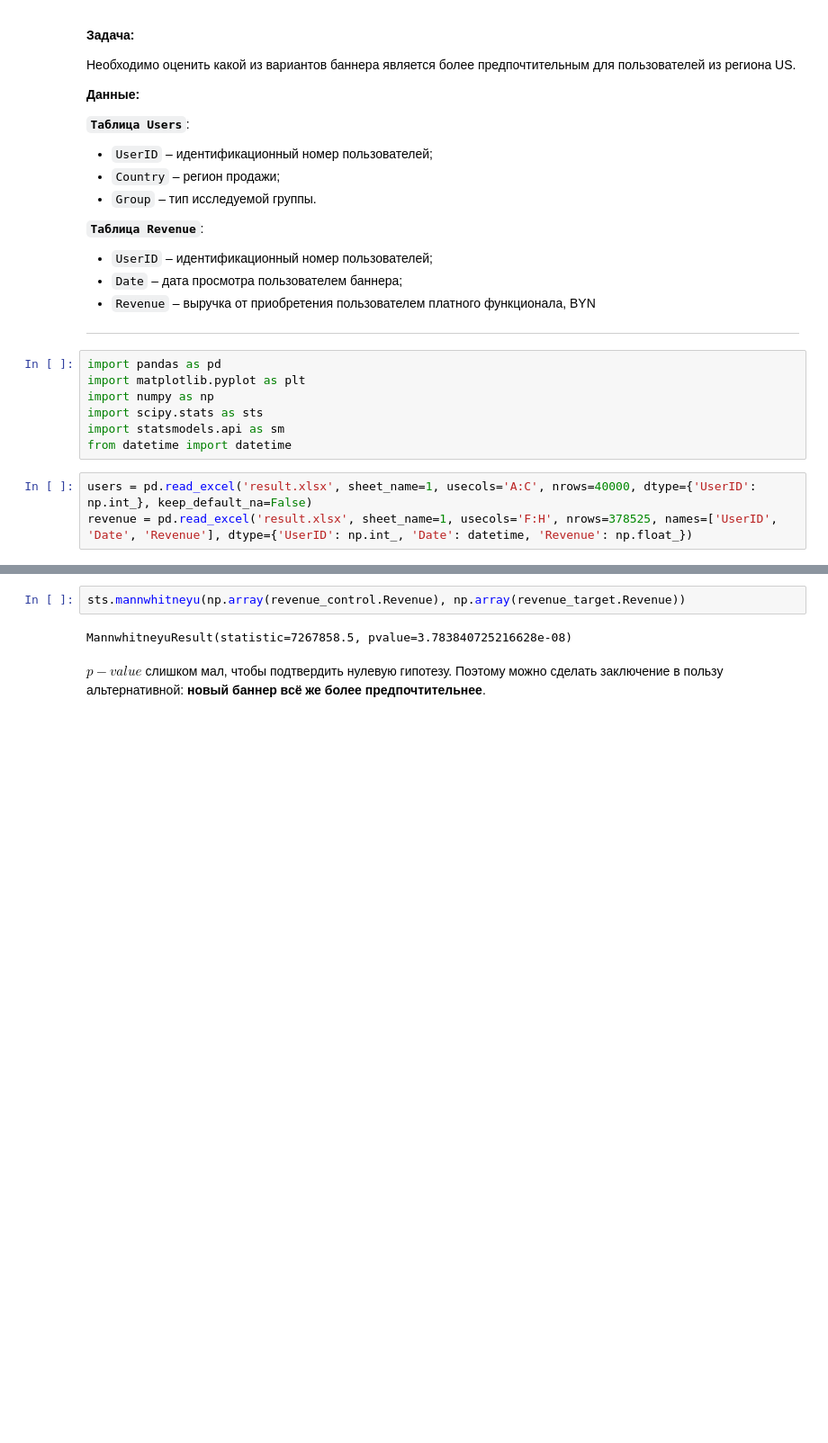
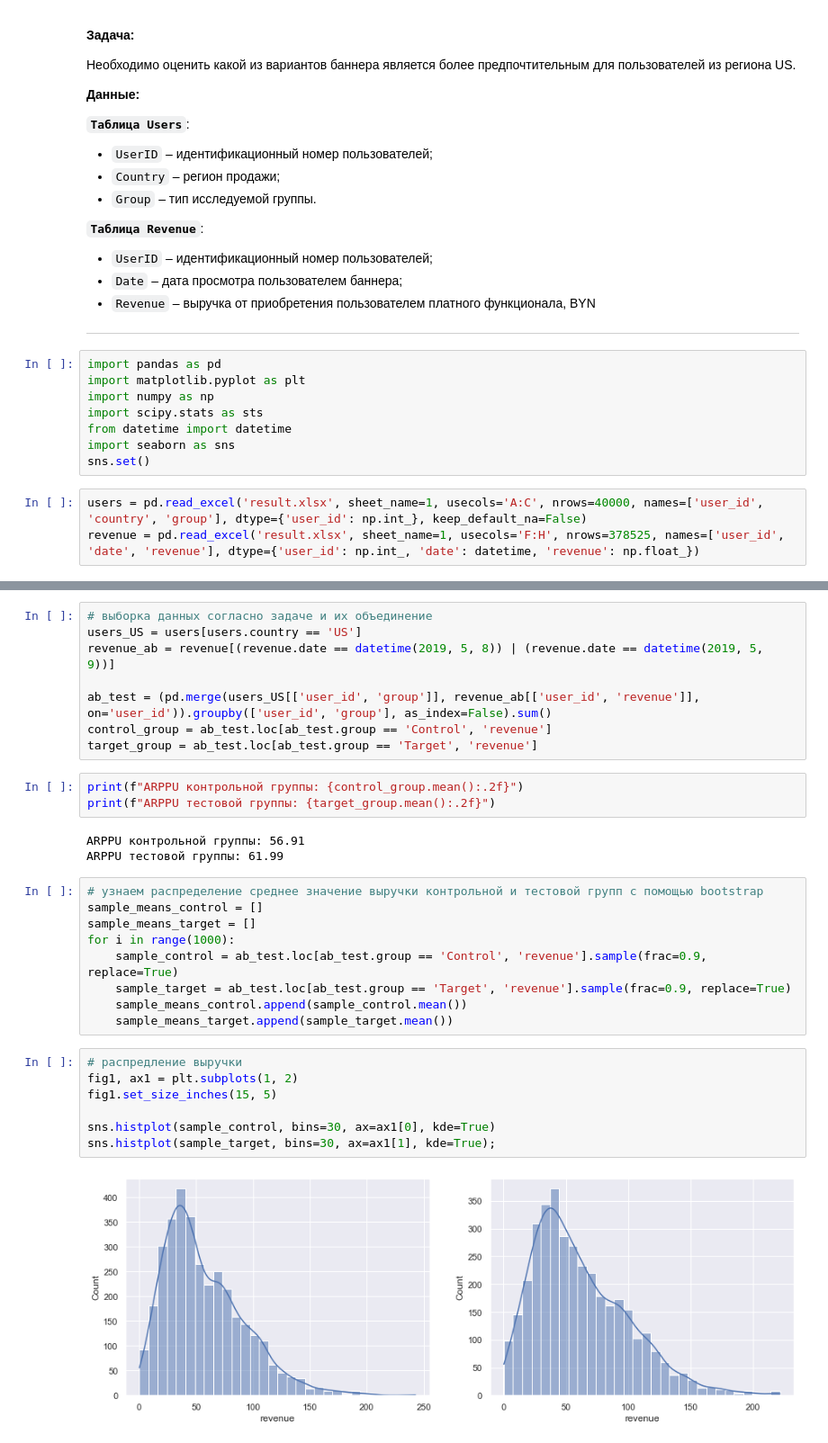
Before and after one commit to pawelasinski/product_metrics_analysis, a Jupyter notebook: 2-ab-test.ipynb, the cells around one changed output, grey strips where cells are left out. Shown: that part at 90% size. Saved outputs shown, nothing was run; the diff lists cells and outputs as text; blank space fills up the shorter version.

```diff
--- a/2-ab-test.ipynb
+++ b/2-ab-test.ipynb
@@ -25,8 +25,9 @@ import pandas as pd
 import matplotlib.pyplot as plt
 import numpy as np
 import scipy.stats as sts
-import statsmodels.api as sm
 from datetime import datetime
+import seaborn as sns
+sns.set()
 # %%
-users = pd.read_excel('result.xlsx', sheet_name=1, usecols='A:C', nrows=40000, dtype={'UserID': np.int_}, keep_default_na=False)
-revenue = pd.read_excel('result.xlsx', sheet_name=1, usecols='F:H', nrows=378525, names=['UserID', 'Date', 'Revenue'], dtype={'UserID': np.int_, 'Date': datetime, 'Revenue': np.float_})
+users = pd.read_excel('result.xlsx', sheet_name=1, usecols='A:C', nrows=40000, names=['user_id', 'country', 'group'], dtype={'user_id': np.int_}, keep_default_na=False)
+revenue = pd.read_excel('result.xlsx', sheet_name=1, usecols='F:H', nrows=378525, names=['user_id', 'date', 'revenue'], dtype={'user_id': np.int_, 'date': datetime, 'revenue': np.float_})
@@ -119,6 +34,32 @@ $p-value$ и контрольной, и тестовой групп __не по
-# %%
-sts.mannwhitneyu(np.array(revenue_control.Revenue), np.array(revenue_target.Revenue))
-# %% [output]
-MannwhitneyuResult(statistic=7267858.5, pvalue=3.783840725216628e-08)
-# %% [markdown]
-$p-value$ слишком мал, чтобы подтвердить нулевую гипотезу. Поэтому можно сделать заключение в пользу альтернативной: __новый баннер всё же более предпочтительнее__.
+# %%
+# выборка данных согласно задаче и их объединение
+users_US = users[users.country == 'US']
+revenue_ab = revenue[(revenue.date == datetime(2019, 5, 8)) | (revenue.date == datetime(2019, 5, 9))]
+
+ab_test = (pd.merge(users_US[['user_id', 'group']], revenue_ab[['user_id', 'revenue']], on='user_id')).groupby(['user_id', 'group'], as_index=False).sum()
+control_group = ab_test.loc[ab_test.group == 'Control', 'revenue']
+target_group = ab_test.loc[ab_test.group == 'Target', 'revenue']
+# %%
+print(f"ARPPU контрольной группы: {control_group.mean():.2f}")
+print(f"ARPPU тестовой группы: {target_group.mean():.2f}")
+# %% [output]
+ARPPU контрольной группы: 56.91
+ARPPU тестовой группы: 61.99
+# %%
+# узнаем распределение среднее значение выручки контрольной и тестовой групп c помощью bootstrap
+sample_means_control = []
+sample_means_target = []
+for i in range(1000):
+    sample_control = ab_test.loc[ab_test.group == 'Control', 'revenue'].sample(frac=0.9, replace=True)
+    sample_target = ab_test.loc[ab_test.group == 'Target', 'revenue'].sample(frac=0.9, replace=True)
+    sample_means_control.append(sample_control.mean())
+    sample_means_target.append(sample_target.mean())
+# %%
+# распредление выручки
+fig1, ax1 = plt.subplots(1, 2)
+fig1.set_size_inches(15, 5)
+
+sns.histplot(sample_control, bins=30, ax=ax1[0], kde=True)
+sns.histplot(sample_target, bins=30, ax=ax1[1], kde=True);
+# %% [output]
+[figure, added]
```
Also changed, not shown: parts of 15 cells of this notebook.
